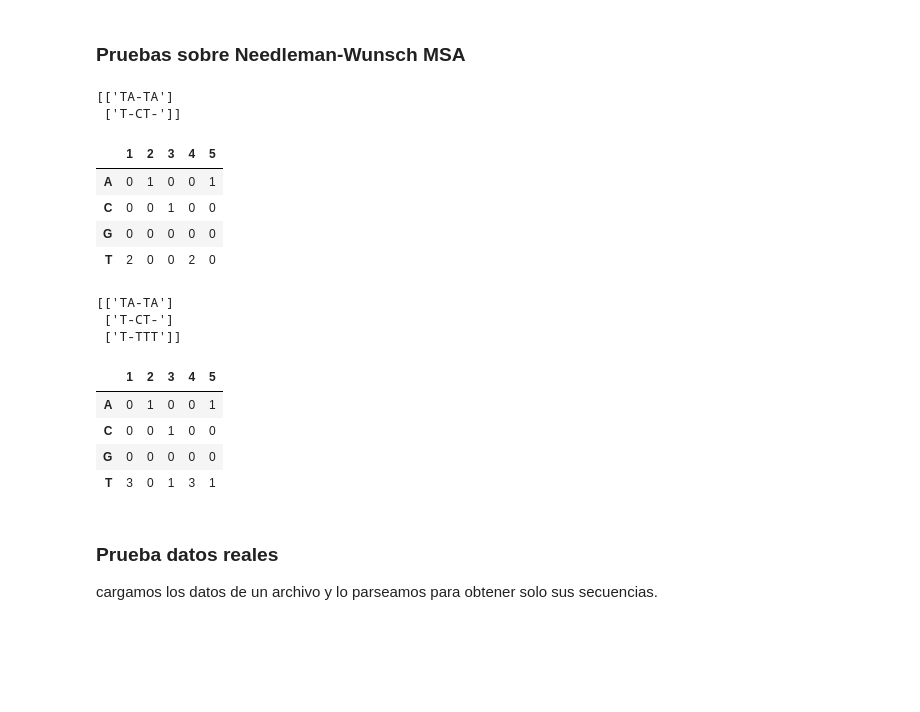
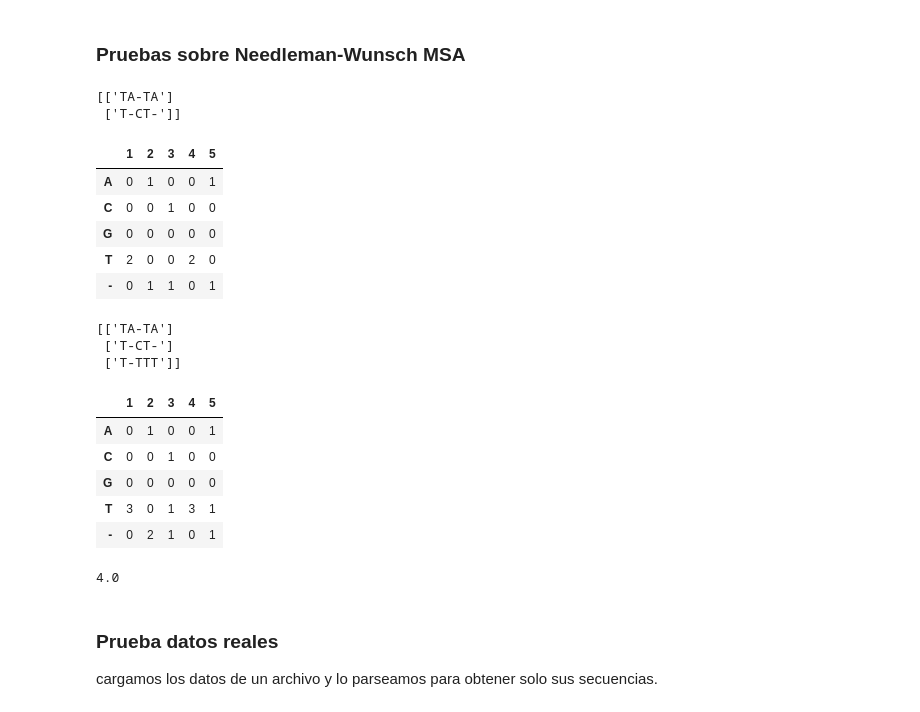
Before and after one commit to SabaPablo/algoritmos-heur-stica_GRASP_MSA, a Jupyter notebook: Multiple Sequence Alignment.ipynb, the cells around one changed output. Saved outputs shown, nothing was run; the diff lists cells and outputs as text; code cells hidden in the pictures; blank space fills up the shorter version.

```diff
--- a/Multiple Sequence Alignment.ipynb
+++ b/Multiple Sequence Alignment.ipynb
@@ -195,14 +202,15 @@ def nw_msa(seq_str, profile, score_mtx, gap_score = 0):
         for j in range(1,dim_profile+1):
             nucleotide = nucleotide_index(seq_str[i-1])
 
-            a, c, g, t = profile.get_count_position(j-1)
+            a, c, g, t, gap = profile.get_count_position(j-1)
             score_position = a * score_mtx[nucleotide][nucleotide_index("A")] + c * score_mtx[nucleotide][nucleotide_index("C")]+ g * score_mtx[nucleotide][nucleotide_index("G")]+ t * score_mtx[nucleotide][nucleotide_index("T")]
-
+            gap_porcent_value = 1 - (a+c+g+t)
             match_or_mismatch_value = table[i-1][j-1] + score_position
 
-            gap_seq_value = table[i][j-1] + gap_score
-            gap_profile_value = table[i-1][j] + gap_score
-            values = [match_or_mismatch_value, gap_seq_value, gap_profile_value]
+            gap_profile_value = table[i][j-1] + gap_score
+
+            gap_seq_value = table[i-1][j] + (gap_score * gap_porcent_value)
+            values = [match_or_mismatch_value, gap_profile_value, gap_seq_value]
             index_min = max(range(len(values)), key=values.__getitem__)
             table[i][j] = values[index_min]
 
@@ -212,6 +220,15 @@ def nw_msa(seq_str, profile, score_mtx, gap_score = 0):
 
 nucleotides= "ACGT"
 
+
+def get_init_memo_table(dim_A,dim_B):
+    table = np.full((dim_A+1,dim_B+1),op.EMPTY)
+    for i in range(1,dim_B+1):
+        table[0][i] = op.GAP_A
+    for j in range(1,dim_A+1):
+        table[j][0] = op.GAP_B
+    return table
+
 def nucleotide_index(nucleotide):
     return nucleotides.index(nucleotide)
 # %% [markdown]
@@ -246,8 +263,8 @@ alig1,alig2,score = nw(seq1,seq2,score_mtx,0)
 # %%
 p = Profile()
 
-p.add_sequence(alig1) #"TA-TA"
-p.add_sequence(alig2) #"T-CT-"
+p.add_sequence(alig1,score) #"TA-TA"
+p.add_sequence(alig2,score) #"T-CT-"
 
 p.print_seq()
 # %% [output]
@@ -258,23 +275,27 @@ p.print_seq()
 | C | 0 | 0 | 1 | 0 | 0 |
 | G | 0 | 0 | 0 | 0 | 0 |
 | T | 2 | 0 | 0 | 2 | 0 |
+| - | 0 | 1 | 1 | 0 | 1 |
 # %%
 seq_align, gaps_profile, score = nw_msa("TTTT", p, score_mtx, -1)
 
 for position_gap in gaps_profile:
     p.add_gap_counter(position_gap)
-p.add_sequence(seq_align)
+p.add_sequence(seq_align,score)
 
 p.print_seq()
+p.score_history
 # %% [output]
 [['TA-TA']
  ['T-CT-']
  ['T-TTT']]
 |  | 1 | 2 | 3 | 4 | 5 |
 | A | 0 | 1 | 0 | 0 | 1 |
 | C | 0 | 0 | 1 | 0 | 0 |
 | G | 0 | 0 | 0 | 0 | 0 |
 | T | 3 | 0 | 1 | 3 | 1 |
+| - | 0 | 2 | 1 | 0 | 1 |
+4.0
 # %% [markdown]
 ### Prueba datos reales
 
```
Also changed, not shown: parts of 41 cells of this notebook, 2 other files.
